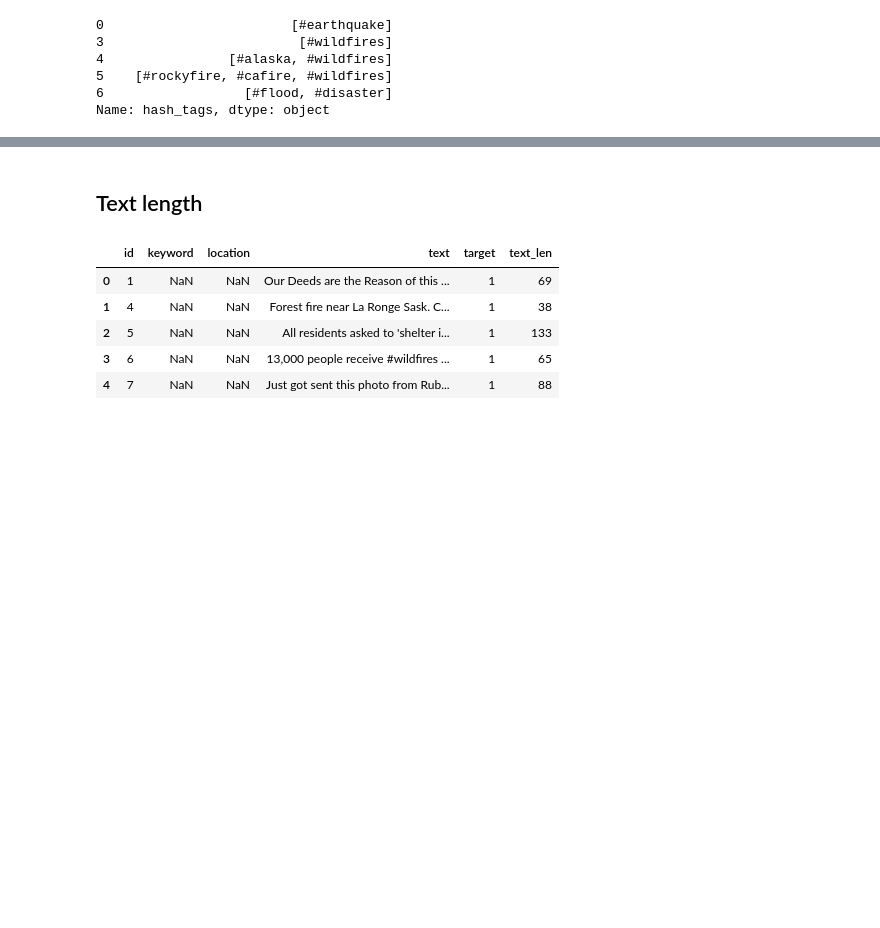
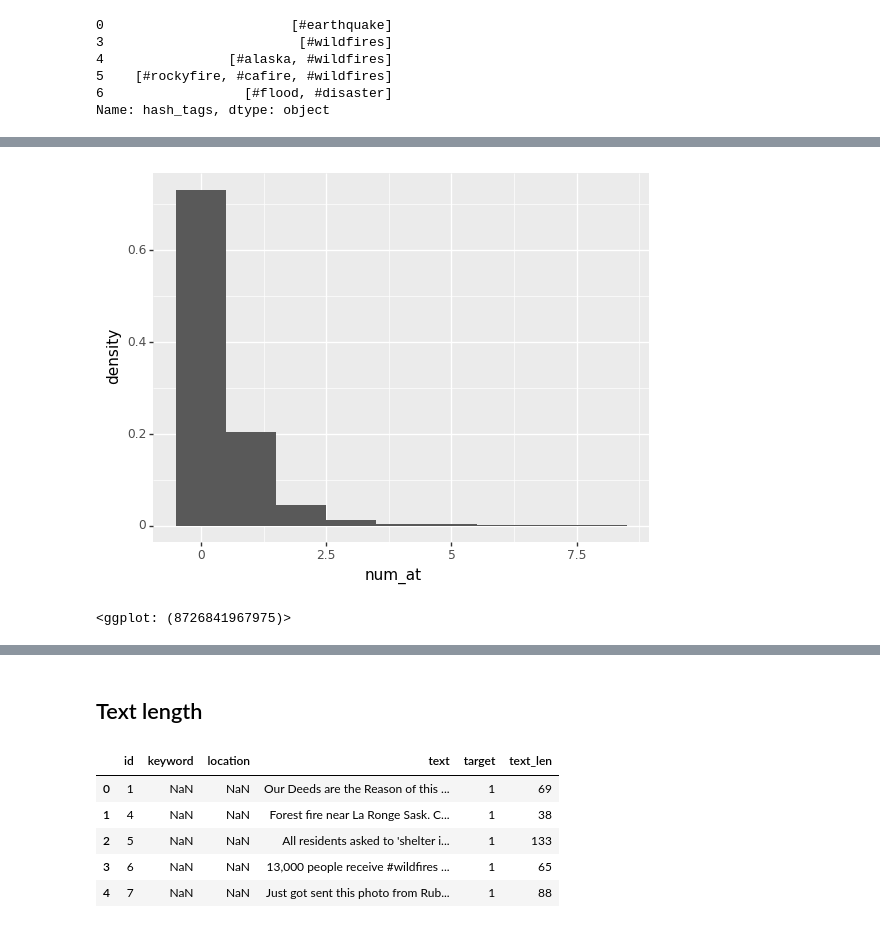
Before and after one commit to herwinvw/Real-or-Not-NLP-with-Disaster-Tweets, a Jupyter notebook: explorative_analysis.ipynb, the cells around one changed output, grey strips where cells are left out. Cells and saved outputs as stored; diff of their text form; code cells hidden in the pictures; blank space fills up the shorter version.

```diff
--- a/explorative_analysis.ipynb
+++ b/explorative_analysis.ipynb
@@ -451,0 +460,3 @@ array([['Our Deeds are the Reason of this #earthquake May ALLAH Forgive us all',
+# %%
+train['num_at'] = train['text'].str.count('@')
+train['num_at'].describe()
@@ -451,0 +473,5 @@ array([['Our Deeds are the Reason of this #earthquake May ALLAH Forgive us all',
+# %%
+ggplot(train, aes(x='num_at'))+geom_histogram(aes(y = '..density..'),binwidth=1)
+# %% [output]
+[figure, added]
+<ggplot: (8726841967975)>
```
Also changed, not shown: parts of 16 cells of this notebook.
